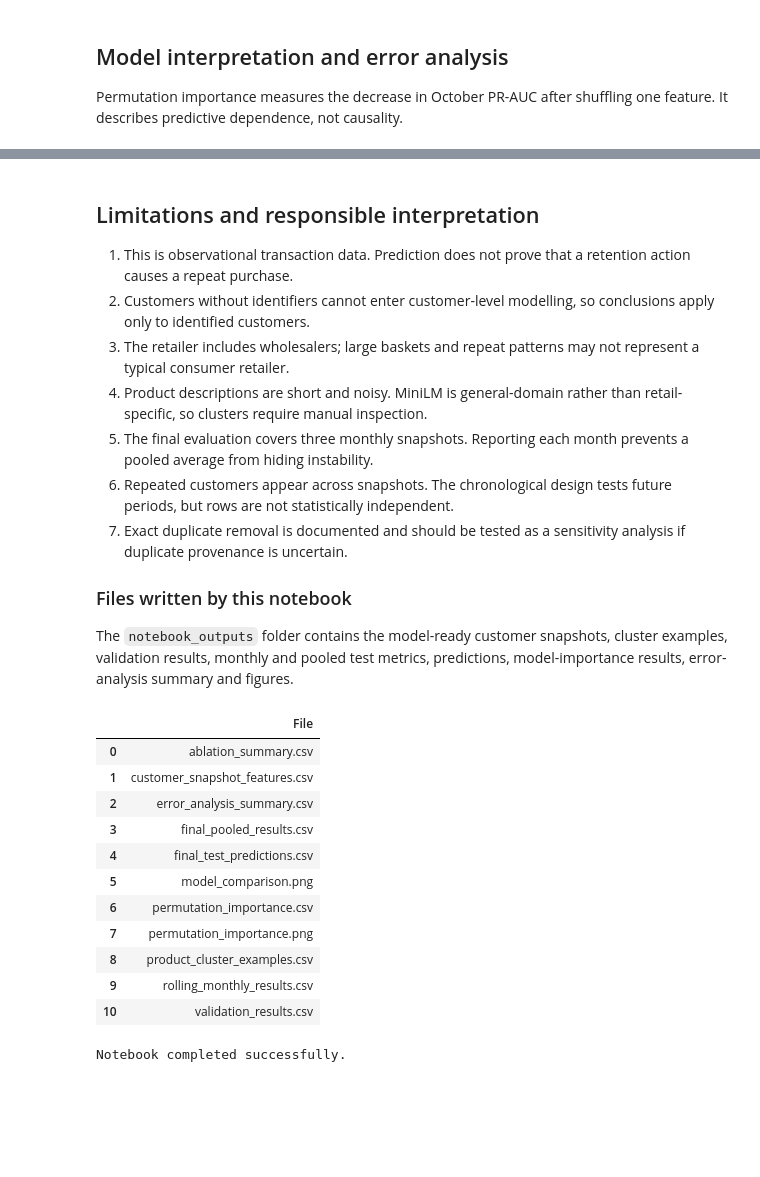
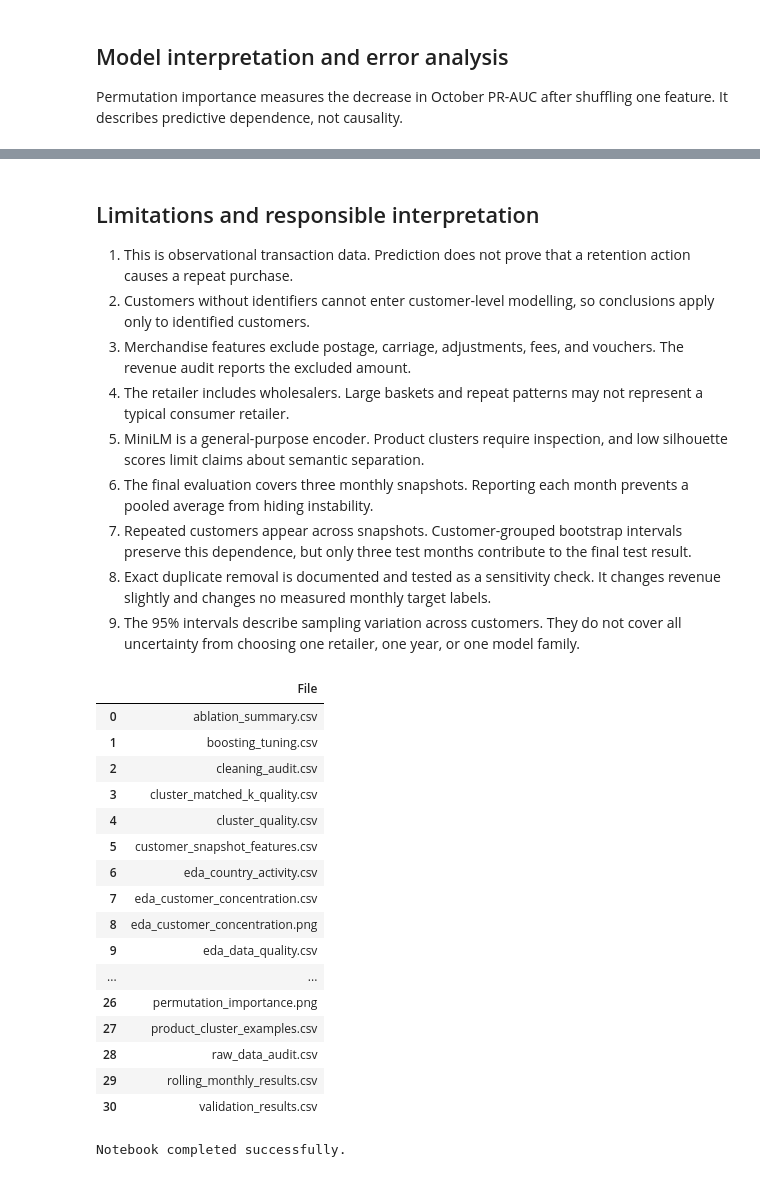
Before and after one commit to devoob/3544, a Jupyter notebook: Online_Retail_Repeat_Purchase_Project.ipynb, the cells around one changed output, grey strips where cells are left out. Saved outputs shown, nothing was run; the diff lists cells and outputs as text; code cells hidden in the pictures; blank space fills up the shorter version.

```diff
--- a/Online_Retail_Repeat_Purchase_Project.ipynb
+++ b/Online_Retail_Repeat_Purchase_Project.ipynb
@@ -986,31 +2083,39 @@ MiniLM and behavioural features were practically tied in both model families (ab
 
 1. This is observational transaction data. Prediction does not prove that a retention action causes a repeat purchase.
 2. Customers without identifiers cannot enter customer-level modelling, so conclusions apply only to identified customers.
-3. The retailer includes wholesalers; large baskets and repeat patterns may not represent a typical consumer retailer.
-4. Product descriptions are short and noisy. MiniLM is general-domain rather than retail-specific, so clusters require manual inspection.
-5. The final evaluation covers three monthly snapshots. Reporting each month prevents a pooled average from hiding instability.
-6. Repeated customers appear across snapshots. The chronological design tests future periods, but rows are not statistically independent.
-7. Exact duplicate removal is documented and should be tested as a sensitivity analysis if duplicate provenance is uncertain.
-
-### Files written by this notebook
-The `notebook_outputs` folder contains the model-ready customer snapshots, cluster examples, validation results, monthly and pooled test metrics, predictions, model-importance results, error-analysis summary and figures.
+3. Merchandise features exclude postage, carriage, adjustments, fees, and vouchers. The revenue audit reports the excluded amount.
+4. The retailer includes wholesalers. Large baskets and repeat patterns may not represent a typical consumer retailer.
+5. MiniLM is a general-purpose encoder. Product clusters require inspection, and low silhouette scores limit claims about semantic separation.
+6. The final evaluation covers three monthly snapshots. Reporting each month prevents a pooled average from hiding instability.
+7. Repeated customers appear across snapshots. Customer-grouped bootstrap intervals preserve this dependence, but only three test months contribute to the final test result.
+8. Exact duplicate removal is documented and tested as a sensitivity check. It changes revenue slightly and changes no measured monthly target labels.
+9. The 95% intervals describe sampling variation across customers. They do not cover all uncertainty from choosing one retailer, one year, or one model family.
 # %%
-output_manifest = pd.DataFrame({
-    'File': sorted(p.name for p in OUTPUT_DIR.iterdir() if p.is_file()),
-})
+output_manifest = pd.DataFrame(
+    {
+        "File": sorted(
+            path.name for path in OUTPUT_DIR.iterdir() if path.is_file()
+        )
+    }
+)
 display(output_manifest)
-print('Notebook completed successfully.')
+print("Notebook completed successfully.")
 # %% [output]
 |  | File |
 | 0 | ablation_summary.csv |
-| 1 | customer_snapshot_features.csv |
-| 2 | error_analysis_summary.csv |
-| 3 | final_pooled_results.csv |
-| 4 | final_test_predictions.csv |
-| 5 | model_comparison.png |
-| 6 | permutation_importance.csv |
-| 7 | permutation_importance.png |
-| 8 | product_cluster_examples.csv |
-| 9 | rolling_monthly_results.csv |
-| 10 | validation_results.csv |
+| 1 | boosting_tuning.csv |
+| 2 | cleaning_audit.csv |
+| 3 | cluster_matched_k_quality.csv |
+| 4 | cluster_quality.csv |
+| 5 | customer_snapshot_features.csv |
+| 6 | eda_country_activity.csv |
+| 7 | eda_customer_concentration.csv |
+| 8 | eda_customer_concentration.png |
+| 9 | eda_data_quality.csv |
+| ... | ... |
+| 26 | permutation_importance.png |
+| 27 | product_cluster_examples.csv |
+| 28 | raw_data_audit.csv |
+| 29 | rolling_monthly_results.csv |
+| 30 | validation_results.csv |
 Notebook completed successfully.
```
Also changed, not shown: parts of 67 cells of this notebook, 42 other files.
